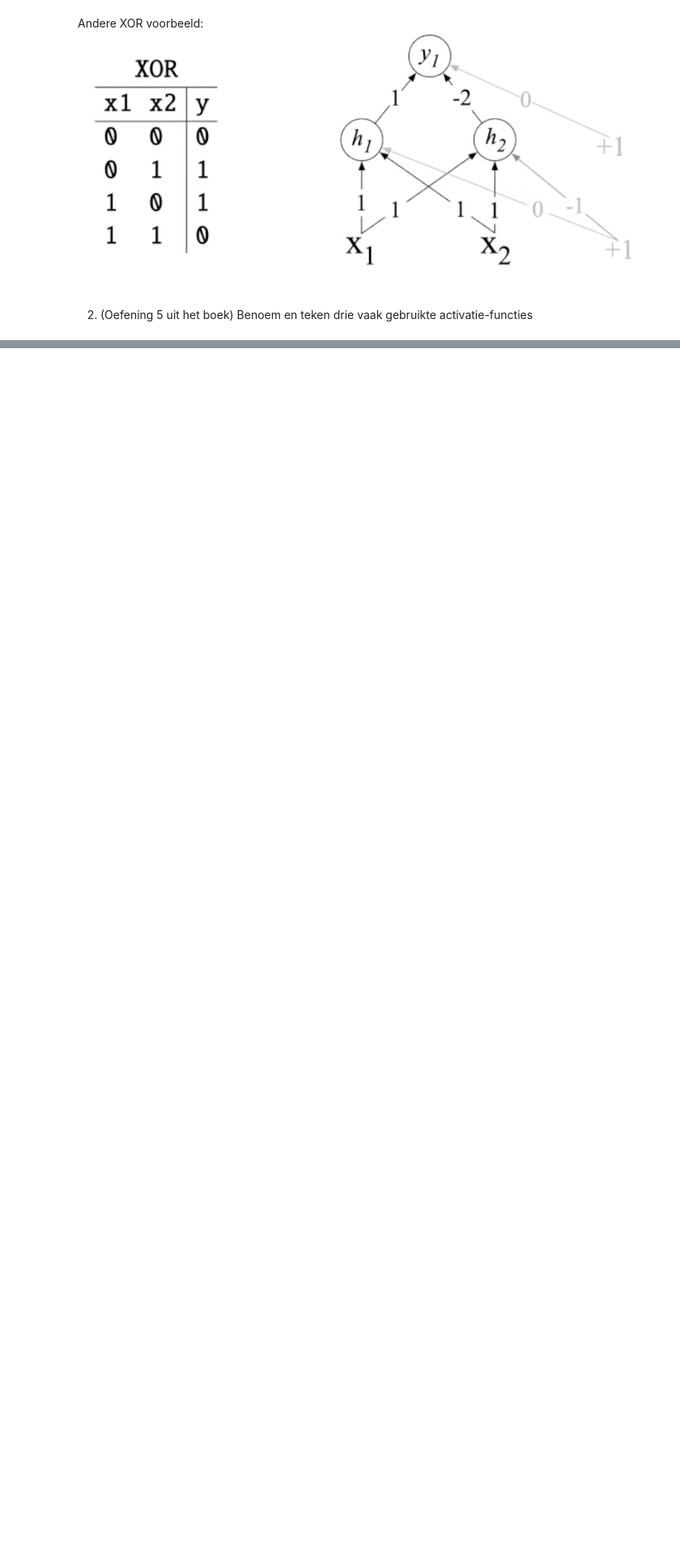
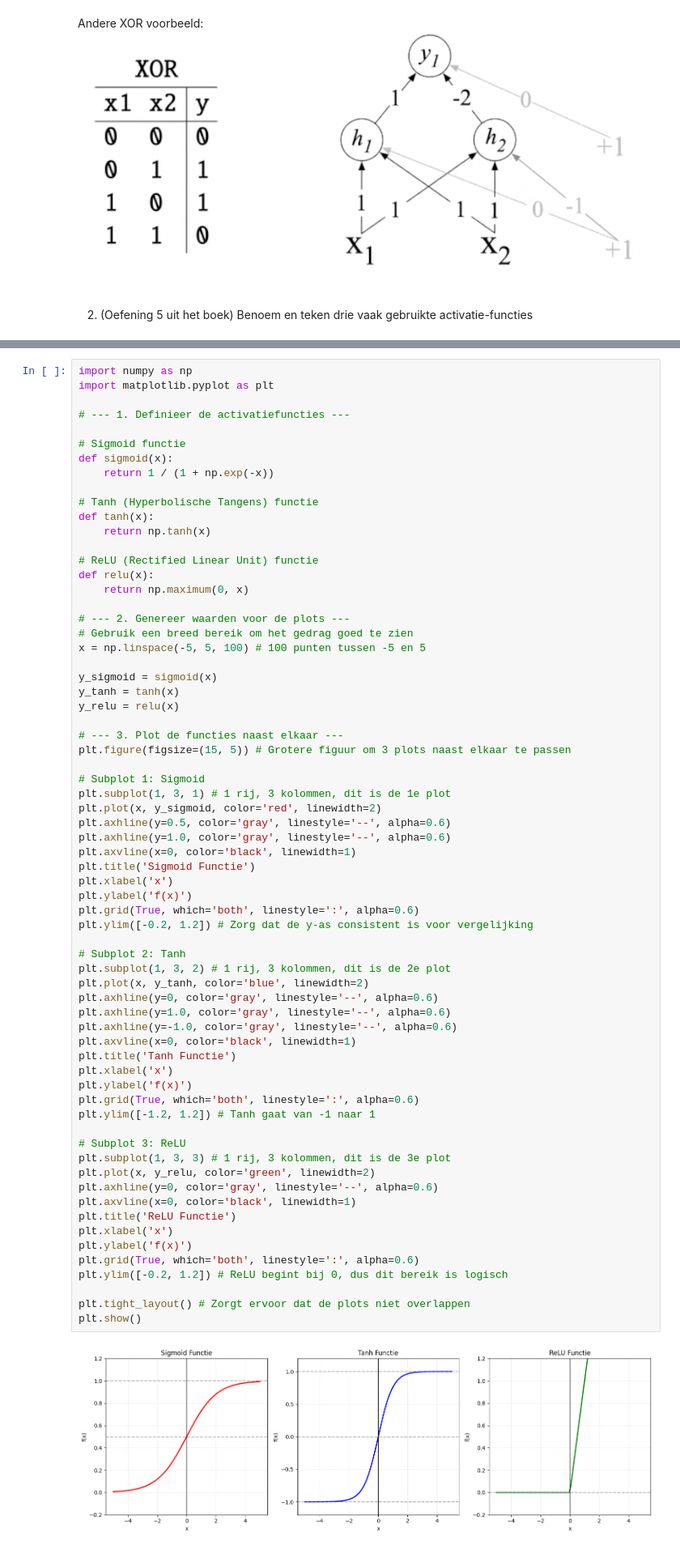
Before and after one commit to Bataklik/Deep_Learning_Exercises, a Jupyter notebook: voorbeeldexamen/theorie-vragen/hfd-10.ipynb, the cells around one changed output, grey strips where cells are left out. Shown at 81% size. Cells and saved outputs as stored; diff of their text form; blank space fills up the shorter version.

```diff
--- a/voorbeeldexamen/theorie-vragen/hfd-10.ipynb
+++ b/voorbeeldexamen/theorie-vragen/hfd-10.ipynb
@@ -84,0 +108,69 @@ Andere XOR voorbeeld:
+# %%
+import numpy as np
+import matplotlib.pyplot as plt
+
+# --- 1. Definieer de activatiefuncties ---
+
+# Sigmoid functie
+def sigmoid(x):
+    return 1 / (1 + np.exp(-x))
+
+# Tanh (Hyperbolische Tangens) functie
+def tanh(x):
+    return np.tanh(x)
+
+# ReLU (Rectified Linear Unit) functie
+def relu(x):
+    return np.maximum(0, x)
+
+# --- 2. Genereer waarden voor de plots ---
+# Gebruik een breed bereik om het gedrag goed te zien
+x = np.linspace(-5, 5, 100) # 100 punten tussen -5 en 5
+
+y_sigmoid = sigmoid(x)
+y_tanh = tanh(x)
+y_relu = relu(x)
+
+# --- 3. Plot de functies naast elkaar ---
+plt.figure(figsize=(15, 5)) # Grotere figuur om 3 plots naast elkaar te passen
+
+# Subplot 1: Sigmoid
+plt.subplot(1, 3, 1) # 1 rij, 3 kolommen, dit is de 1e plot
+plt.plot(x, y_sigmoid, color='red', linewidth=2)
+plt.axhline(y=0.5, color='gray', linestyle='--', alpha=0.6)
+plt.axhline(y=1.0, color='gray', linestyle='--', alpha=0.6)
+plt.axvline(x=0, color='black', linewidth=1)
+plt.title('Sigmoid Functie')
+plt.xlabel('x')
+plt.ylabel('f(x)')
+plt.grid(True, which='both', linestyle=':', alpha=0.6)
+plt.ylim([-0.2, 1.2]) # Zorg dat de y-as consistent is voor vergelijking
+
+# Subplot 2: Tanh
+plt.subplot(1, 3, 2) # 1 rij, 3 kolommen, dit is de 2e plot
+plt.plot(x, y_tanh, color='blue', linewidth=2)
+plt.axhline(y=0, color='gray', linestyle='--', alpha=0.6)
+plt.axhline(y=1.0, color='gray', linestyle='--', alpha=0.6)
+plt.axhline(y=-1.0, color='gray', linestyle='--', alpha=0.6)
+plt.axvline(x=0, color='black', linewidth=1)
+plt.title('Tanh Functie')
+plt.xlabel('x')
+plt.ylabel('f(x)')
+plt.grid(True, which='both', linestyle=':', alpha=0.6)
+plt.ylim([-1.2, 1.2]) # Tanh gaat van -1 naar 1
+
+# Subplot 3: ReLU
+plt.subplot(1, 3, 3) # 1 rij, 3 kolommen, dit is de 3e plot
+plt.plot(x, y_relu, color='green', linewidth=2)
+plt.axhline(y=0, color='gray', linestyle='--', alpha=0.6)
+plt.axvline(x=0, color='black', linewidth=1)
+plt.title('ReLU Functie')
+plt.xlabel('x')
+plt.ylabel('f(x)')
+plt.grid(True, which='both', linestyle=':', alpha=0.6)
+plt.ylim([-0.2, 1.2]) # ReLU begint bij 0, dus dit bereik is logisch
+
+plt.tight_layout() # Zorgt ervoor dat de plots niet overlappen
+plt.show()
+# %% [output]
+[figure, added]
```
Also changed, not shown: parts of 16 cells of this notebook.
